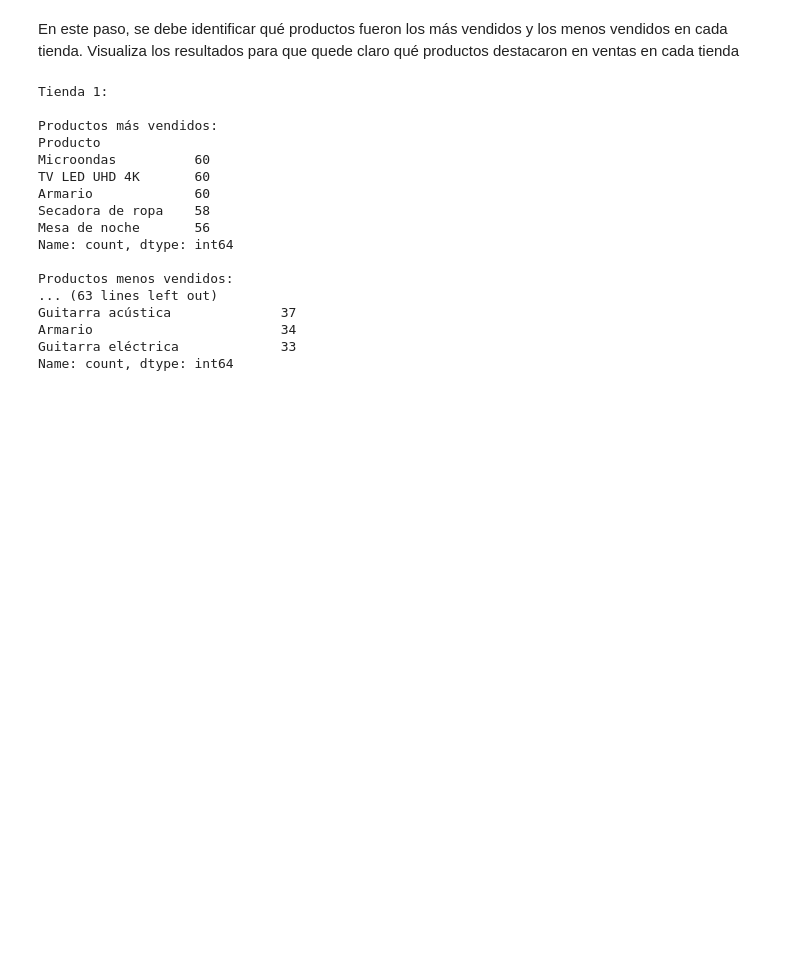
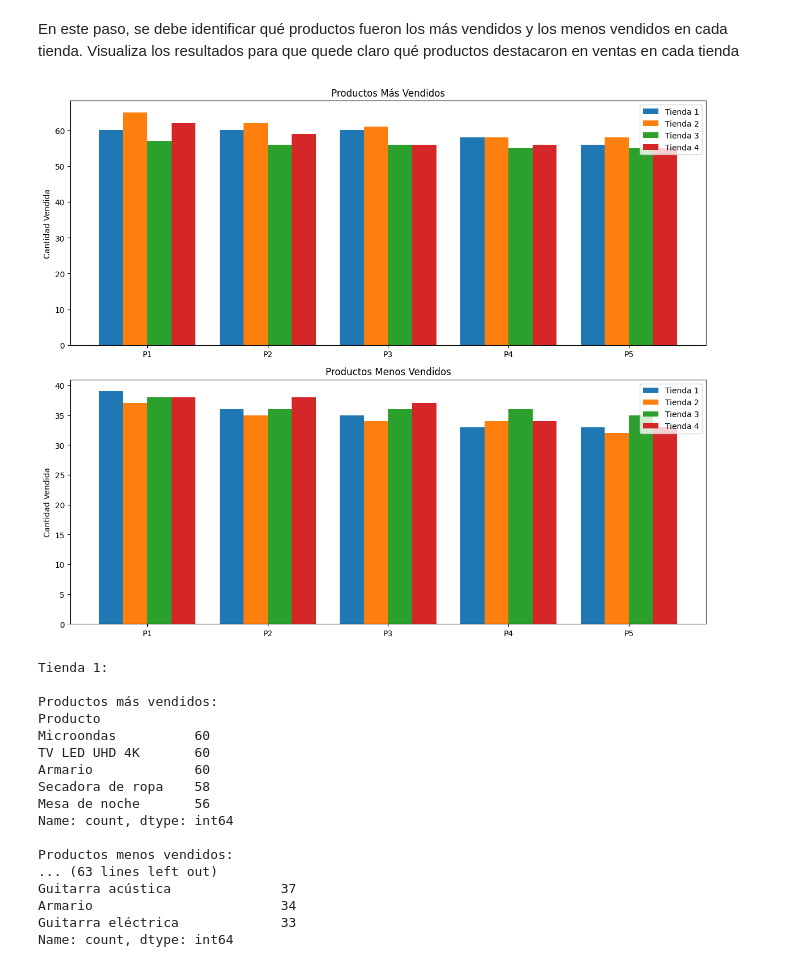
Before and after one commit to walter1705/data-sciencie-alura, a Jupyter notebook: projects/Alura-Store/AluraStoreLatam.ipynb, the cells around one changed output. Drawn from its saved outputs; the diff is of its cells as text; code cells hidden in the pictures; blank space fills up the shorter version.

```diff
--- a/projects/Alura-Store/AluraStoreLatam.ipynb
+++ b/projects/Alura-Store/AluraStoreLatam.ipynb
@@ -179,6 +179,39 @@ info_tienda_4 = {
     "mas_vendidos": tienda4['Producto'].value_counts().head(5),
     "menos_vendidos": tienda4['Producto'].value_counts().tail(5)
 }
+# %%
+import numpy as np
+
+
+mas_vendidos = [info_tienda_1["mas_vendidos"], info_tienda_2["mas_vendidos"], info_tienda_3["mas_vendidos"], info_tienda_4["mas_vendidos"]]
+menos_vendidos = [info_tienda_1["menos_vendidos"], info_tienda_2["menos_vendidos"], info_tienda_3["menos_vendidos"], info_tienda_4["menos_vendidos"]]
+
+fig, ax = plt.subplots(2, 1, figsize=(12, 10))
+bar_width = 0.2
+indices = np.arange(5)
+
+# Productos más vendidos
+for i, tienda in enumerate(mas_vendidos):
+    ax[0].bar(indices + i * bar_width, tienda, bar_width, label=f'Tienda {i + 1}')
+ax[0].set_title('Productos Más Vendidos')
+ax[0].set_ylabel('Cantidad Vendida')
+ax[0].set_xticks(indices + bar_width * 1.5)
+ax[0].set_xticklabels([f'P{i + 1}' for i in range(5)])
+ax[0].legend()
+
+# Productos menos vendidos
+for i, tienda in enumerate(menos_vendidos):
+    ax[1].bar(indices + i * bar_width, tienda, bar_width, label=f'Tienda {i + 1}')
+ax[1].set_title('Productos Menos Vendidos')
+ax[1].set_ylabel('Cantidad Vendida')
+ax[1].set_xticks(indices + bar_width * 1.5)
+ax[1].set_xticklabels([f'P{i + 1}' for i in range(5)])
+ax[1].legend()
+
+plt.tight_layout()
+plt.show()
+# %% [output]
+[figure, added]
 # %%
 def imprimir_info_tienda(info_tienda, numero_tienda):
     print(f"Tienda {numero_tienda}:\n")
```
Also changed, not shown: parts of 3 cells of this notebook.
